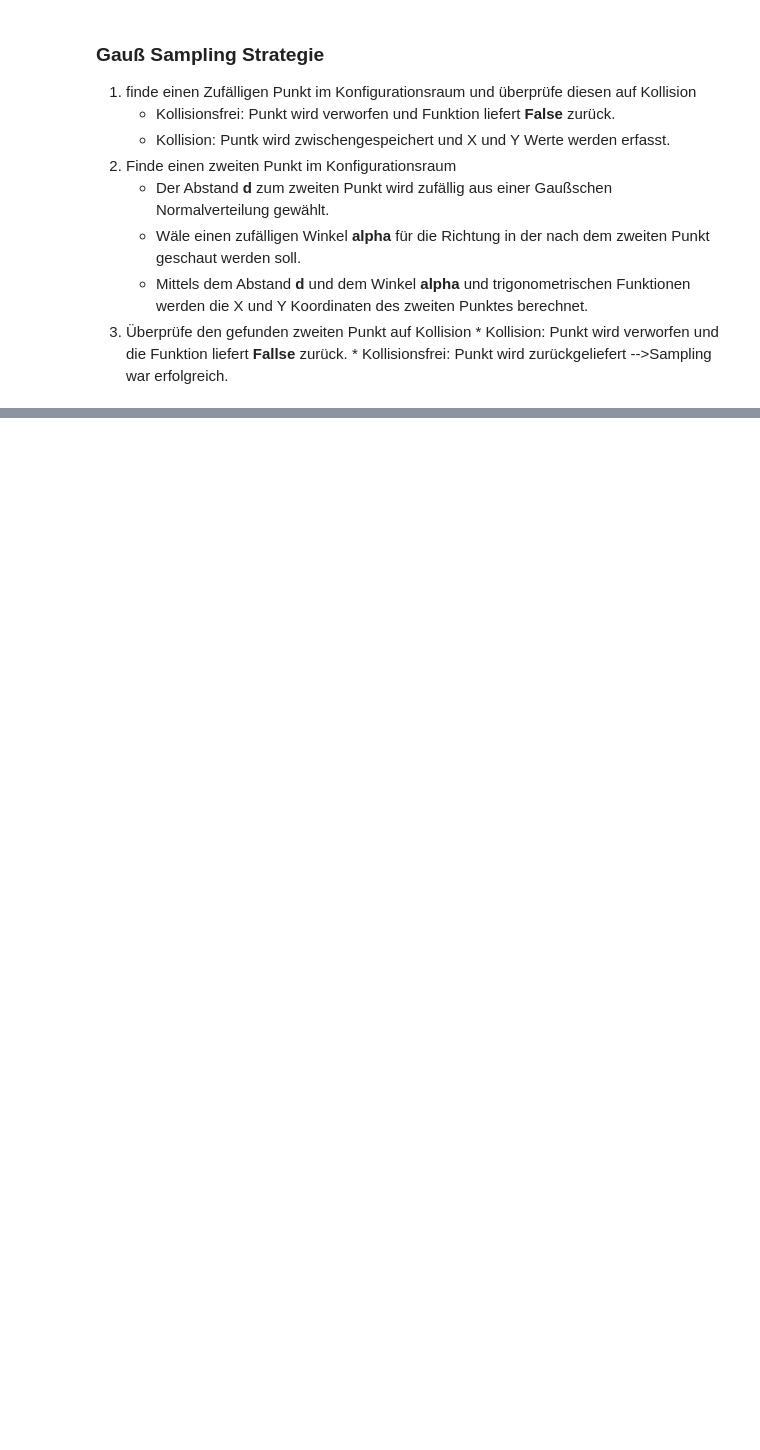
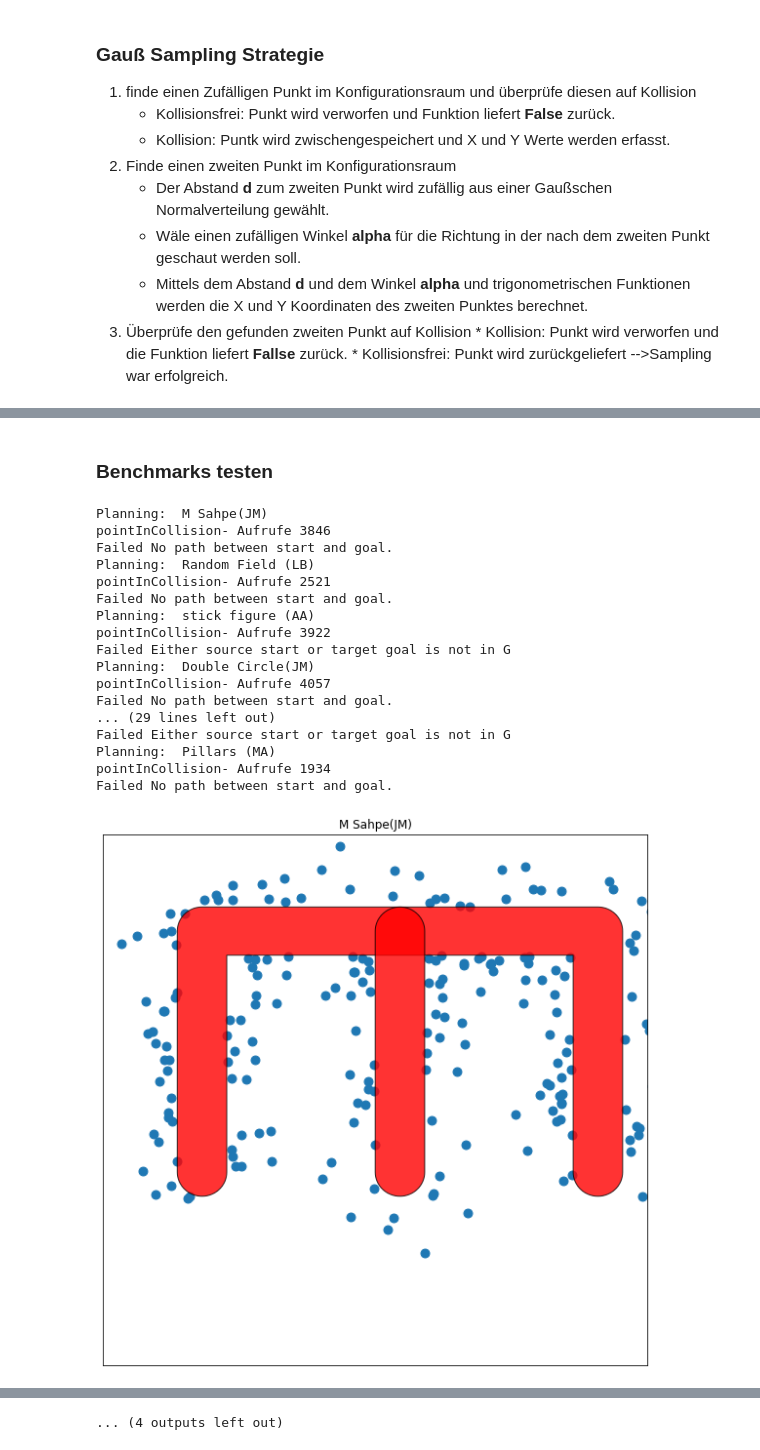
Before and after one commit to Keypos/Roboterprogrammierung_Projektarbeit, a Jupyter notebook: Aufgabe1_explanation_gaussian.ipynb, the cells around one changed output, grey strips where cells are left out. Drawn from its saved outputs; the diff is of its cells as text; code cells hidden in the pictures; blank space fills up the shorter version.

```diff
--- a/Aufgabe1_explanation_gaussian.ipynb
+++ b/Aufgabe1_explanation_gaussian.ipynb
@@ -128,0 +212,9 @@ def learnRoadmapNearestNeighbour(graph, dim, radius, numNodes, collisionChecker)
+# %%
+dim=2
+counter = 0
+
+for benchmark in IPTestSuite.benchList:
+    print(benchmark.name)
+    counter += 1
+
+print (counter)
@@ -128,0 +239,55 @@ def learnRoadmapNearestNeighbour(graph, dim, radius, numNodes, collisionChecker)
+# %% [markdown]
+### Benchmarks testen
+# %%
+temp_list=IPTestSuite.benchList[25:40]
+
+for benchmark in temp_list:
+    try:
+        print ("Planning: ", benchmark.name)
+        collChecker = benchmark.collisionChecker
+        G = nx.Graph()
+        radius = 3.0
+        numNodes = 200
+
+        IPPerfMonitor.clearData()
+        learnRoadmapNearestNeighbour(G, dim, radius, numNodes, collChecker)
+
+        Function_infos = IPPerfMonitor.dataFrame()
+        counts_for_collision = len(Function_infos[Function_infos["name"]=="pointInCollision"])
+        print("pointInCollision- Aufrufe", counts_for_collision)
+
+
+        solution = findPath(G,benchmark.startList[0],benchmark.goalList[0], collChecker)
+        print(solution, len(solution))
+        print(len(G.nodes()))
+
+    except Exception as e:
+        solution = []
+        print ("Failed", e)
+    # draw the planning
+    fig = plt.figure(figsize=(10,10))
+    ax = fig.add_subplot(1,1,1)
+    limits=collChecker.getEnvironmentLimits()
+    ax.set_xlim(limits[0])
+    ax.set_ylim(limits[1])
+    ax.set_title(benchmark.name)
+    basicPRMVisualize(G,collChecker,solution,nodeSize=80,ax=ax)
+# %% [output]
+Planning:  M Sahpe(JM)
+pointInCollision- Aufrufe 3846
+Failed No path between start and goal.
+Planning:  Random Field (LB)
+pointInCollision- Aufrufe 2521
+Failed No path between start and goal.
+Planning:  stick figure (AA)
+pointInCollision- Aufrufe 3922
+Failed Either source start or target goal is not in G
+Planning:  Double Circle(JM)
+pointInCollision- Aufrufe 4057
+Failed No path between start and goal.
+... (29 lines left out)
+Failed Either source start or target goal is not in G
+Planning:  Pillars (MA)
+pointInCollision- Aufrufe 1934
+Failed No path between start and goal.
+[figure, added]
@@ -128,0 +304 @@ def learnRoadmapNearestNeighbour(graph, dim, radius, numNodes, collisionChecker)
+... (4 outputs left out)
```
Also changed, not shown: parts of 11 cells of this notebook, 2 other files.
